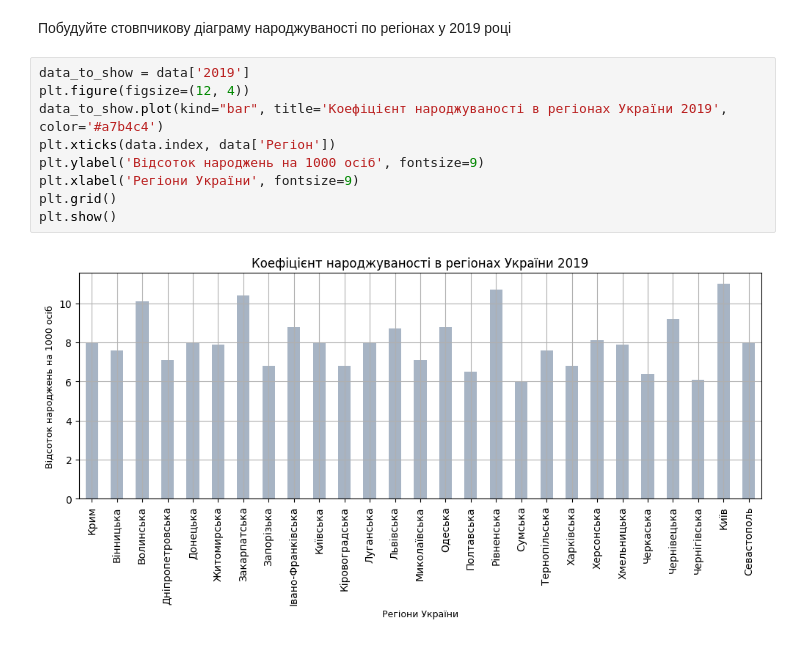
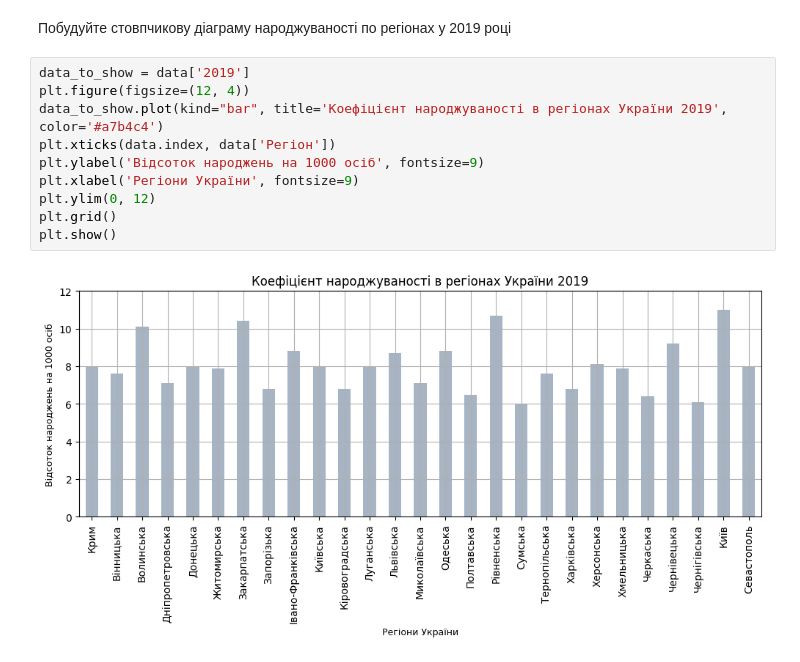
Before and after one commit to Zaicevvv/GoIT-DSandML-Private, a Jupyter notebook: HW5_1.ipynb, the cells around one changed output. Drawn from its saved outputs; the diff is of its cells as text.

```diff
--- a/HW5_1.ipynb
+++ b/HW5_1.ipynb
@@ -167,11 +167,12 @@ Name: Регіон, dtype: object
 # %%
 data_to_show = data['2019']
 plt.figure(figsize=(12, 4))
 data_to_show.plot(kind="bar", title='Коефіцієнт народжуваності в регіонах України 2019', color='#a7b4c4')
 plt.xticks(data.index, data['Регіон'])
 plt.ylabel('Відсоток народжень на 1000 осіб', fontsize=9)
 plt.xlabel('Регіони України', fontsize=9)
+plt.ylim(0, 12)
 plt.grid()
 plt.show()
 # %% [output]
-[figure, old version]
+[figure, new version]
```
